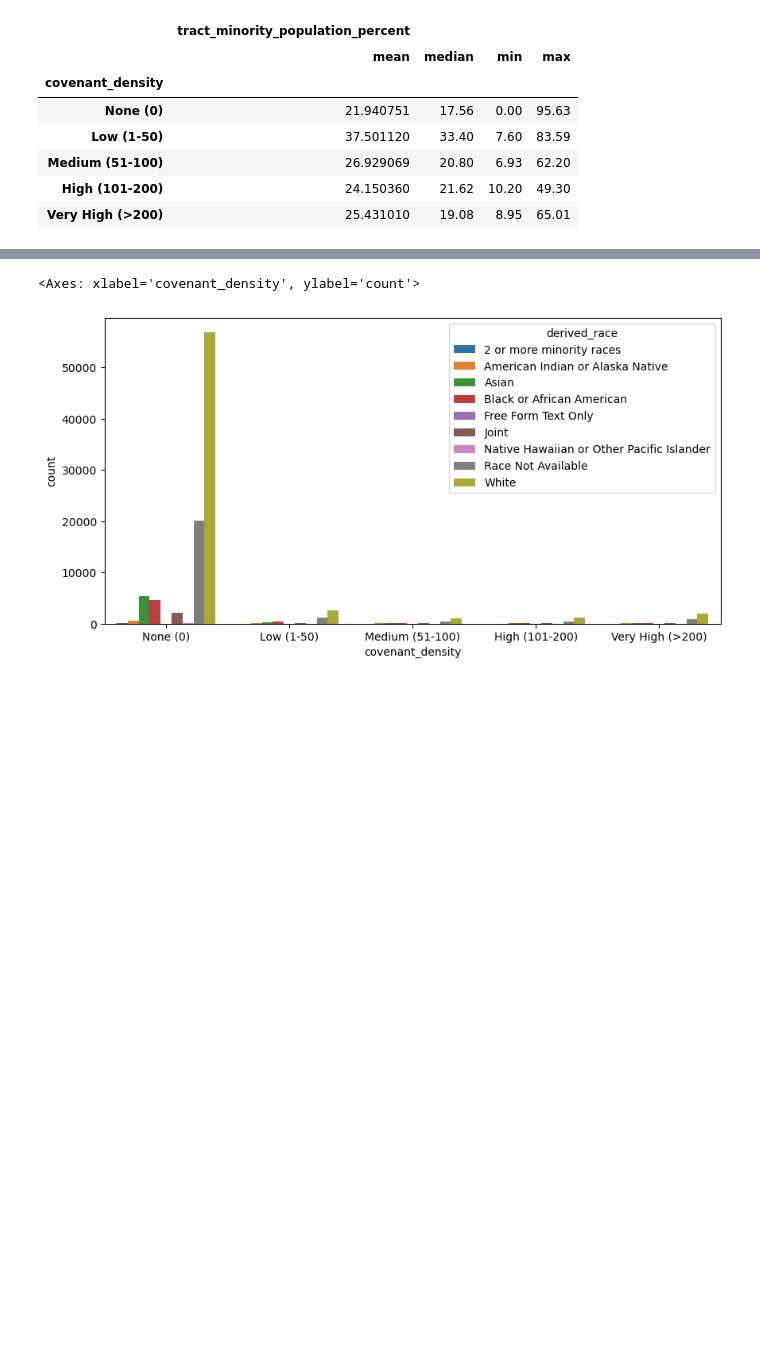
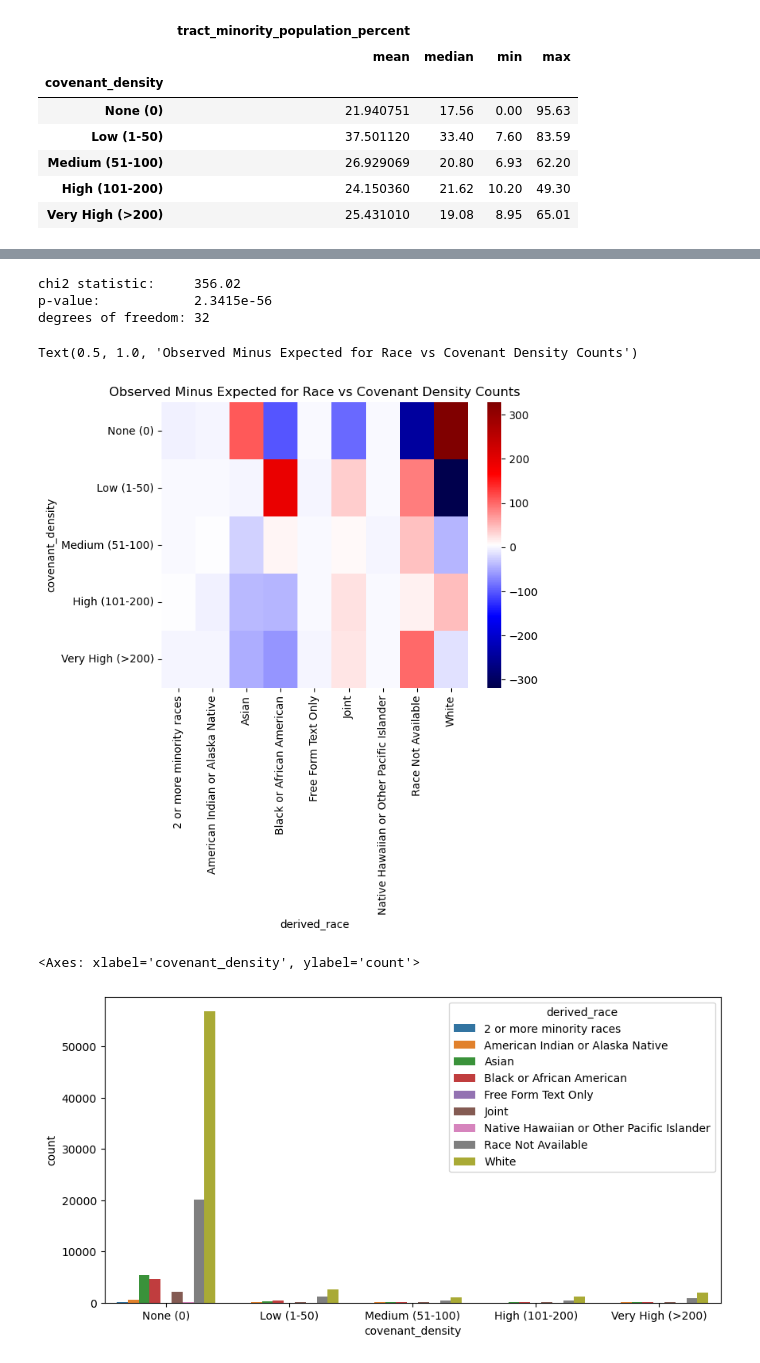
Before and after one commit to abbyawesome/DATA6550_HousingDiscrimination, a Jupyter notebook: Code/Roberts/housing_investigation.ipynb, the cells around one changed output, grey strips where cells are left out. Saved outputs shown, nothing was run; the diff lists cells and outputs as text; code cells hidden in the pictures; blank space fills up the shorter version.

```diff
--- a/Code/Roberts/housing_investigation.ipynb
+++ b/Code/Roberts/housing_investigation.ipynb
@@ -113,3 +189,7 @@ df.groupby('covenant_density', observed=True).agg({'tract_minority_population_pe
 # %%
-df[df['derived_race']!='Race Not Available'].groupby(['covenant_density', 'derived_race'], observed=True)['derived_race'].count()
+df_chi = df.groupby(['covenant_density', 'derived_race'], observed=True, as_index=False)['activity_year'].count()
+df_chi.rename(columns={'activity_year': 'count'}, inplace=True)
+df_chi = df_chi.pivot(index='covenant_density', columns='derived_race').fillna(0)
+df_chi = df_chi['count']
+df_chi
 # %% [output]
@@ -133,3 +203,22 @@ Name: derived_race, dtype: int64
+# %%
+chi_array = df_chi.to_numpy()
+
+chi2, p, dof, expected = chi2_contingency(chi_array)
+df_expected = pd.DataFrame(expected, columns=df_chi.columns, index=df_chi.index)
+
+print(f"chi2 statistic:     {chi2:.5g}")
+print(f"p-value:            {p:.5g}")
+print(f"degrees of freedom: {dof}")
+# %% [output]
+chi2 statistic:     356.02
+p-value:            2.3415e-56
+degrees of freedom: 32
+# %%
+sns.heatmap(df_chi-df_expected, cmap='seismic')
+plt.title('Observed Minus Expected for Race vs Covenant Density Counts')
+# %% [output]
+Text(0.5, 1.0, 'Observed Minus Expected for Race vs Covenant Density Counts')
+[figure, added]
 # %%
 plt.figure(figsize=(10, 5))
 sns.countplot(df, x='covenant_density', hue='derived_race')
```
Also changed, not shown: parts of 26 cells of this notebook.
